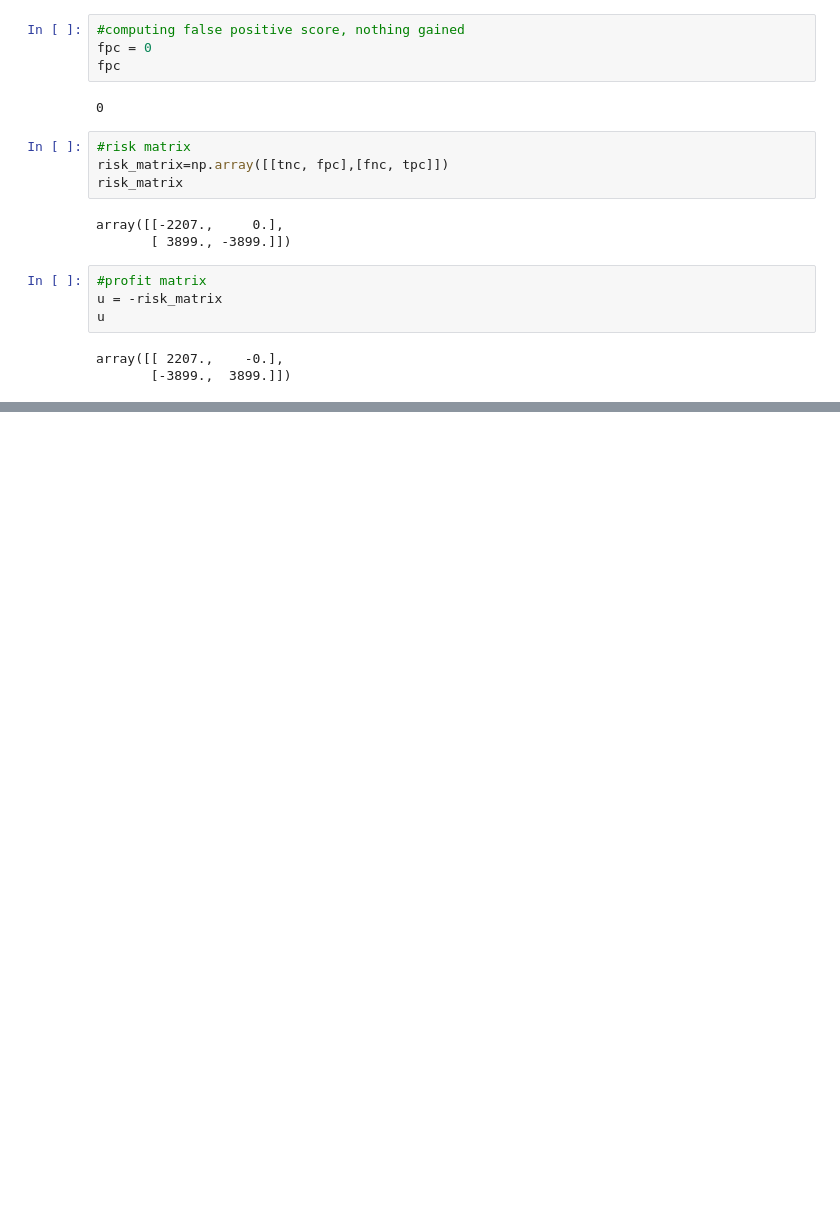
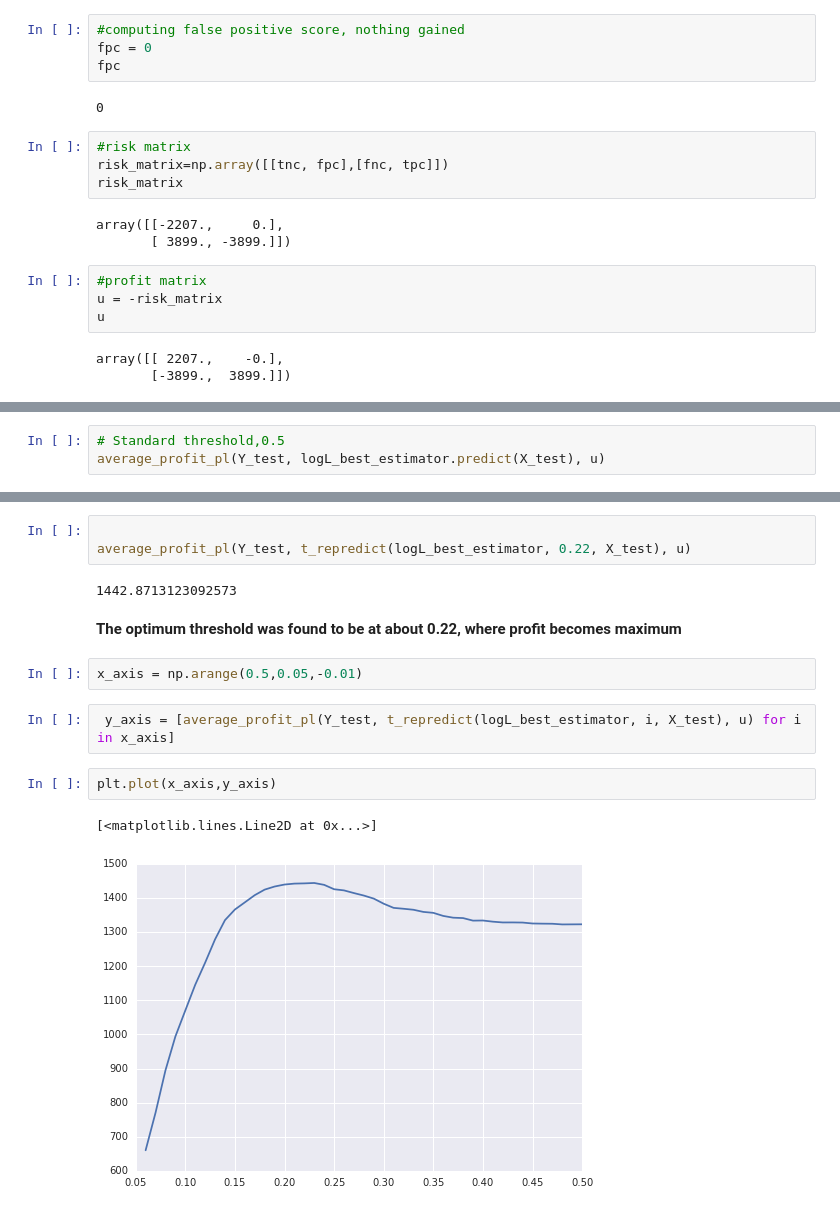
Before and after one commit to ajaykliyara/cs81_Final_Project, a Jupyter notebook: classification_by_optimizing_profit.ipynb, the cells around one changed output, grey strips where cells are left out. Drawn from its saved outputs; the diff is of its cells as text; blank space fills up the shorter version.

```diff
--- a/classification_by_optimizing_profit.ipynb
+++ b/classification_by_optimizing_profit.ipynb
@@ -364,0 +459,3 @@ array([[ 2207.,    -0.],
+# %%
+# Standard threshold,0.5
+average_profit_pl(Y_test, logL_best_estimator.predict(X_test), u)
@@ -364,0 +471,16 @@ array([[ 2207.,    -0.],
+# %%
+
+average_profit_pl(Y_test, t_repredict(logL_best_estimator, 0.22, X_test), u)
+# %% [output]
+1442.8713123092573
+# %% [markdown]
+<b> The optimum threshold was found to be at about 0.22, where profit becomes maximum <b>
+# %%
+x_axis = np.arange(0.5,0.05,-0.01)
+# %%
+ y_axis = [average_profit_pl(Y_test, t_repredict(logL_best_estimator, i, X_test), u) for i in x_axis]
+# %%
+plt.plot(x_axis,y_axis)
+# %% [output]
+[<matplotlib.lines.Line2D at 0x...>]
+[figure, added]
```
Also changed, not shown: parts of 21 cells of this notebook.
